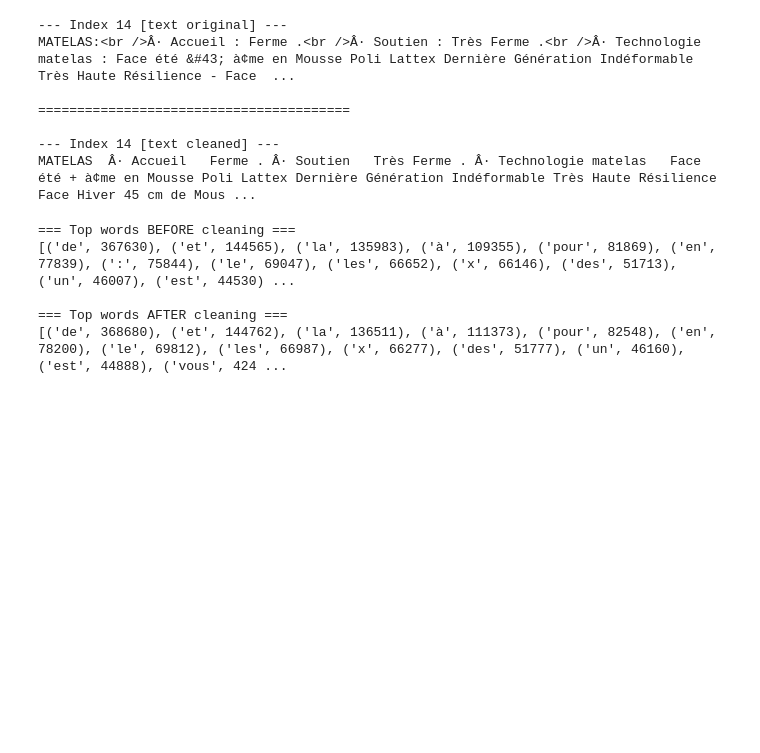
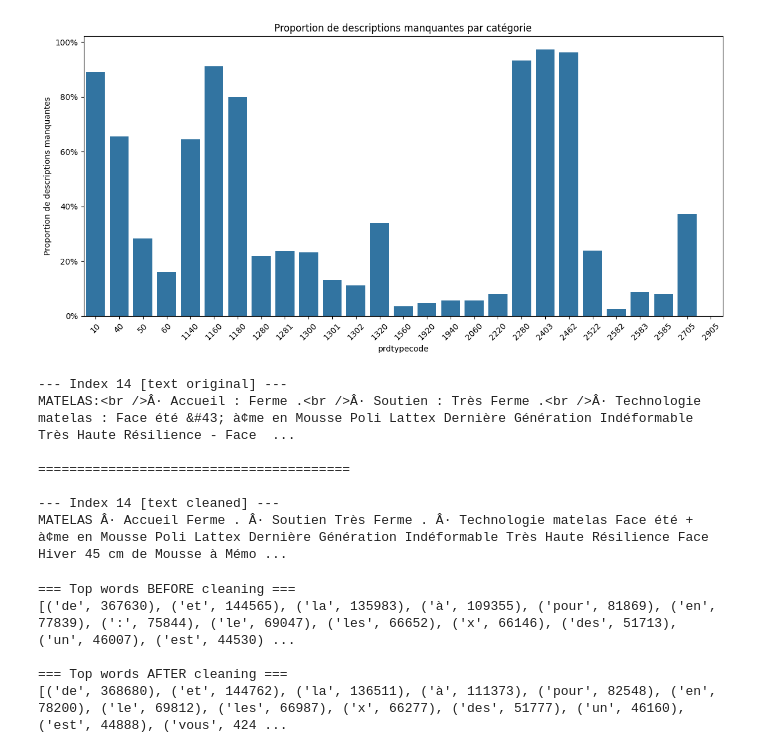
Before and after one commit to beautiful-pixel/DS_rakuten, a Jupyter notebook: notebooks/xiaosong_text_clean.ipynb, the cells around one changed output. Cells and saved outputs as stored; diff of their text form; code cells hidden in the pictures; blank space fills up the shorter version.

Commit message:
Ajout calcule de la proportion de descriptions manquantes par catégorie et graphique.

```diff
--- a/notebooks/xiaosong_text_clean.ipynb
+++ b/notebooks/xiaosong_text_clean.ipynb
@@ -57,30 +58,62 @@ td:nth-child(5){ width:270px; }
 """
 
 #display(HTML(style + view.to_html(escape=False, index=True)))
+# %%
+# Calculer la proportion de descriptions manquantes par catégorie ('prdtypecode')
+missing_by_cat = (
+    df.assign(description_isna=df["description"].isna())  # Ajoute une colonne True/False si la description est NaN
+      .groupby("prdtypecode")["description_isna"]        # Regroupe par catégorie de produit
+      .mean()                                            # Calcule le taux moyen de NaN (True=1, False=0)
+      .reset_index(name="missing_ratio")                 # Convertit le résultat en DataFrame
+)
+
+# Trier les catégories par taux de descriptions manquantes
+missing_by_cat = missing_by_cat.sort_values("missing_ratio", ascending=False)
+
+# Créer la figure pour le graphique
+plt.figure(figsize=(12, 6))
+
+# Créer le graphique en barres
+sns.barplot(
+    data=missing_by_cat,
+    x="prdtypecode",
+    y="missing_ratio"
+)
+
+plt.gca().yaxis.set_major_formatter(PercentFormatter(1.0))
+
+plt.title("Proportion de descriptions manquantes par catégorie")
+plt.xlabel("prdtypecode")
+plt.ylabel("Proportion de descriptions manquantes")
+
+plt.xticks(rotation=45)
+plt.tight_layout()
+plt.show()
+# %% [output]
+[figure, added]
 # %%
+# Fonction pour nettoyer et standardiser les données textuelles:
 def nettoyer_texte(text):
     if pd.isna(text): return ""
     s = str(text)
-    s = reg.sub(r"<[^>]+>", " ", s)  # Supprime HTML
-    s = html.unescape(s)           # Décode entités
-    s = unicodedata.normalize("NFC", s)    # Normalise Unicode
-    s = reg.sub(r"\s+", " ", s).strip() # Nettoie espaces et casse
+    s = reg.sub(r"<[^>]+>", " ", s)      # Supprime HTML
+    s = html.unescape(s)                 # Décode entités
+    s = unicodedata.normalize("NFC", s)  # Normalise Unicode
     s = s.replace(":", " ")
     s = s.replace("-", " ")
     s = s.replace("////", " ")
+    s = reg.sub(r"\s+", " ", s).strip()  # Nettoie espaces et casse
     return s
 
+# Sélectionner la description d'un produit spécifique (index 14), lui appliquer la fonction 'nettoyer_texte',
+# puis afficher et comparer le texte original et le texte nettoyé pour vérifier le résultat.
 index_to_check = 14
-
 original_text = df.loc[index_to_check, 'description']
-
 cleaned_text = nettoyer_texte(original_text)
 
 print(f"--- Index {index_to_check} [text original] ---")
 print(original_text)
-
 print("\n" + "="*40 + "\n")
-
 print(f"--- Index {index_to_check} [text cleaned] ---")
 print(cleaned_text)
 # %% [output]
@@ -90,7 +123,7 @@ MATELAS:<br />Â· Accueil : Ferme .<br />Â· Soutien : Très Ferme .<br />Â·
 ========================================
 
 --- Index 14 [text cleaned] ---
-MATELAS  Â· Accueil   Ferme . Â· Soutien   Très Ferme . Â· Technologie matelas   Face été + à¢me en Mousse Poli Lattex Dernière Génération Indéformable Très Haute Résilience   Face Hiver 45 cm de Mous ...
+MATELAS Â· Accueil Ferme . Â· Soutien Très Ferme . Â· Technologie matelas Face été + à¢me en Mousse Poli Lattex Dernière Génération Indéformable Très Haute Résilience Face Hiver 45 cm de Mousse à Mémo ...
 # %%
 df["description_clean"] = df["description"].apply(nettoyer_texte)
 # %%
```
Also changed, not shown: parts of 1 cell of this notebook.
